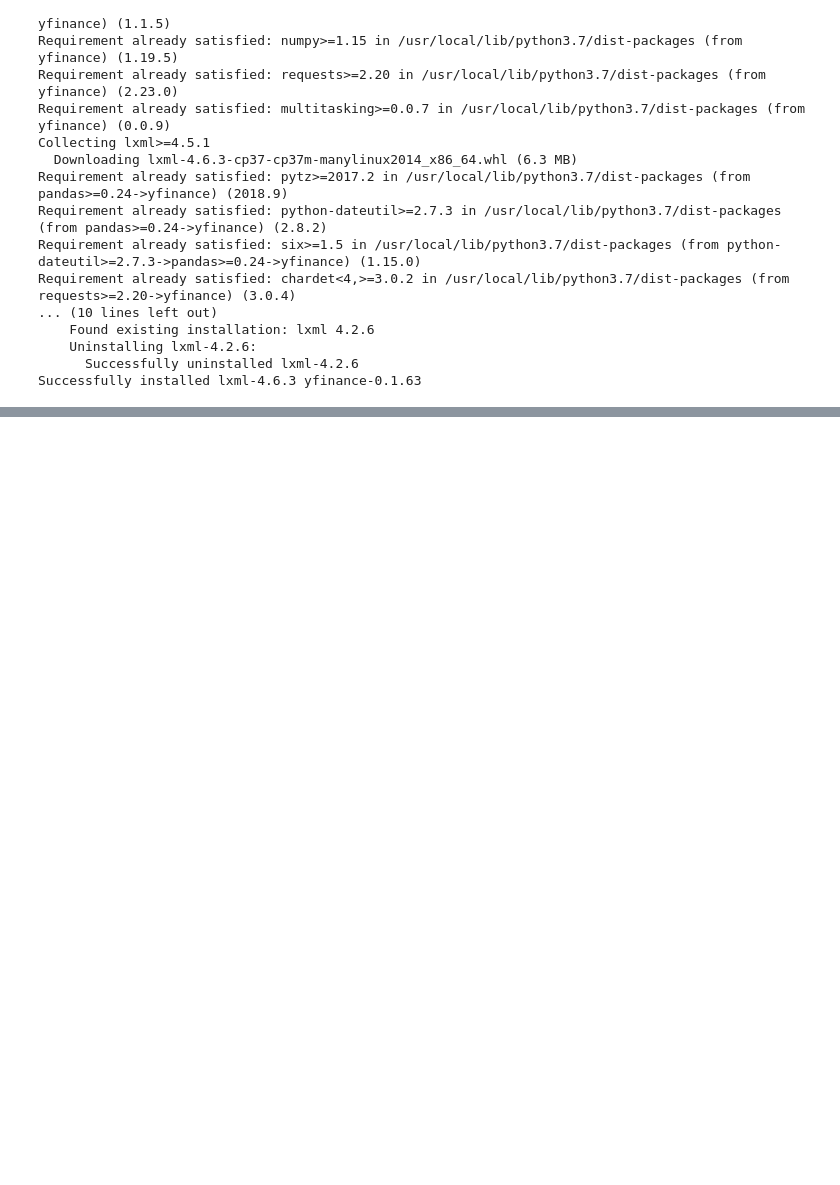
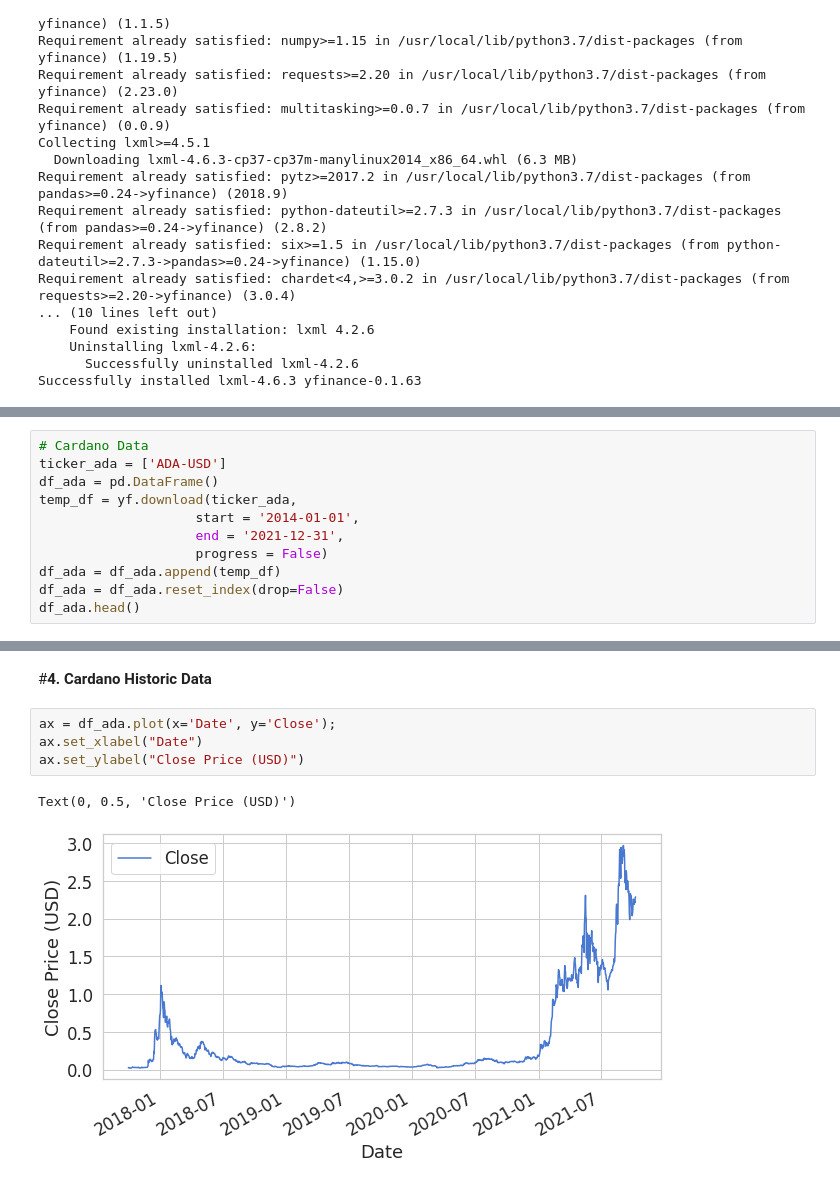
Before and after one commit to RonitGandhi/Hacksprint_PS01_InputOutput, a Jupyter notebook: LSTM_CRYPTOCURRENCY.ipynb, the cells around one changed output, grey strips where cells are left out. Drawn from its saved outputs; the diff is of its cells as text; blank space fills up the shorter version.

```diff
--- a/LSTM_CRYPTOCURRENCY.ipynb
+++ b/LSTM_CRYPTOCURRENCY.ipynb
@@ -97,0 +122,11 @@ df_eth.head()
+# %%
+# Cardano Data
+ticker_ada = ['ADA-USD']
+df_ada = pd.DataFrame()
+temp_df = yf.download(ticker_ada,
+                    start = '2014-01-01',
+                    end = '2021-12-31',
+                    progress = False)
+df_ada = df_ada.append(temp_df)
+df_ada = df_ada.reset_index(drop=False)
+df_ada.head()
@@ -97,0 +287,9 @@ df_eth.head()
+# %% [markdown]
+#**4. Cardano Historic Data**
+# %%
+ax = df_ada.plot(x='Date', y='Close');
+ax.set_xlabel("Date")
+ax.set_ylabel("Close Price (USD)")
+# %% [output]
+Text(0, 0.5, 'Close Price (USD)')
+[figure, added]
```
Also changed, not shown: parts of 63 cells of this notebook.
